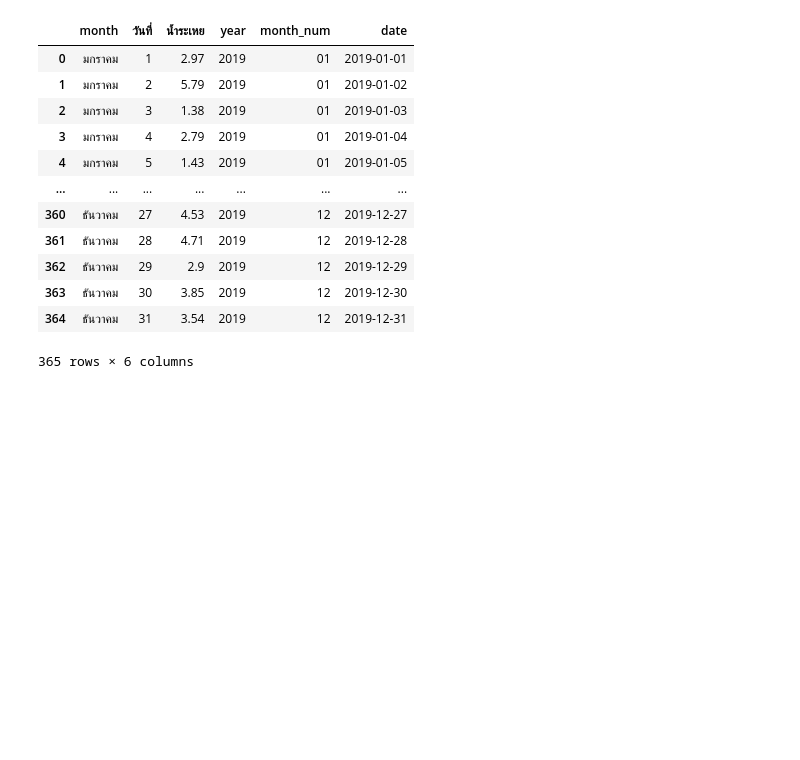
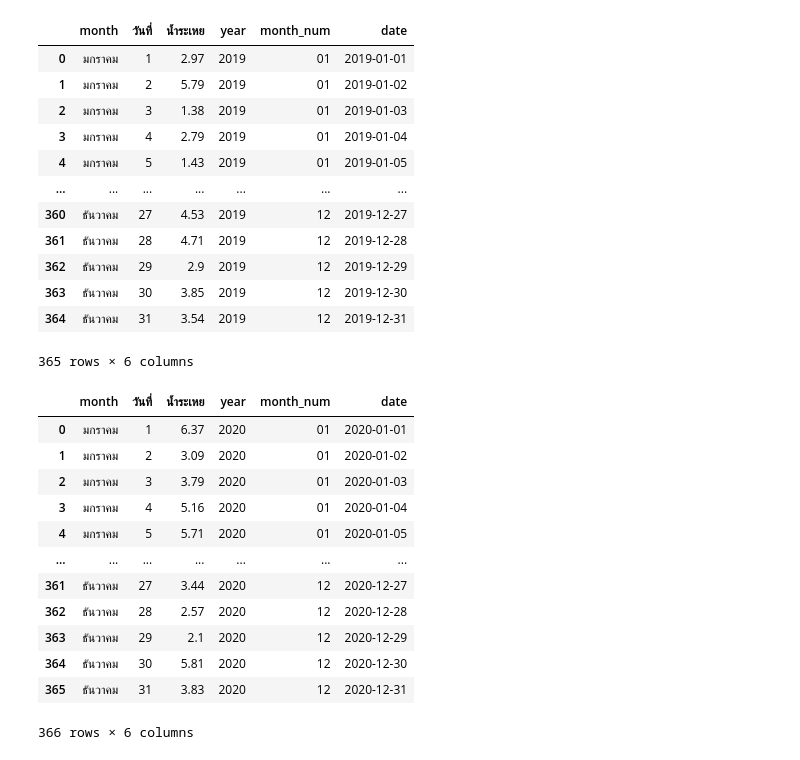
Before and after one commit to Tawanss/football, a Jupyter notebook: Untitled12.ipynb, the cells around one changed output. Cells and saved outputs as stored; diff of their text form; code cells hidden in the pictures; blank space fills up the shorter version.

```diff
--- a/Untitled12.ipynb
+++ b/Untitled12.ipynb
@@ -110,0 +167,36 @@ clean2019
+# %%
+eva2020['month_num'] = eva2020['month'].map(thai_months)
+eva2021['month_num'] = eva2021['month'].map(thai_months)
+eva2022['month_num'] = eva2022['month'].map(thai_months)
+eva2023['month_num'] = eva2023['month'].map(thai_months)
+# %%
+eva2020['date'] =eva2020.apply(create_date, axis=1)
+eva2021['date'] =eva2021.apply(create_date, axis=1)
+eva2022['date'] =eva2022.apply(create_date, axis=1)
+eva2023['date'] =eva2023.apply(create_date, axis=1)
+# %%
+eva2020.dropna(subset=['date'],inplace=True)
+eva2021.dropna(subset=['date'],inplace=True)
+eva2022.dropna(subset=['date'],inplace=True)
+eva2023.dropna(subset=['date'],inplace=True)
+# %%
+eva2020.reset_index(drop=True,inplace=True)
+eva2021.reset_index(drop=True,inplace=True)
+eva2022.reset_index(drop=True,inplace=True)
+eva2023.reset_index(drop=True,inplace=True)
+# %%
+eva2020
+# %% [output]
+|  | month | วันที่ | น้ำระเหย | year | month_num | date |
+| 0 | มกราคม | 1 | 6.37 | 2020 | 01 | 2020-01-01 |
+| 1 | มกราคม | 2 | 3.09 | 2020 | 01 | 2020-01-02 |
+| 2 | มกราคม | 3 | 3.79 | 2020 | 01 | 2020-01-03 |
+| 3 | มกราคม | 4 | 5.16 | 2020 | 01 | 2020-01-04 |
+| 4 | มกราคม | 5 | 5.71 | 2020 | 01 | 2020-01-05 |
+| ... | ... | ... | ... | ... | ... | ... |
+| 361 | ธันวาคม | 27 | 3.44 | 2020 | 12 | 2020-12-27 |
+| 362 | ธันวาคม | 28 | 2.57 | 2020 | 12 | 2020-12-28 |
+| 363 | ธันวาคม | 29 | 2.1 | 2020 | 12 | 2020-12-29 |
+| 364 | ธันวาคม | 30 | 5.81 | 2020 | 12 | 2020-12-30 |
+| 365 | ธันวาคม | 31 | 3.83 | 2020 | 12 | 2020-12-31 |
+366 rows × 6 columns
```
Also changed, not shown: parts of 34 cells of this notebook.
